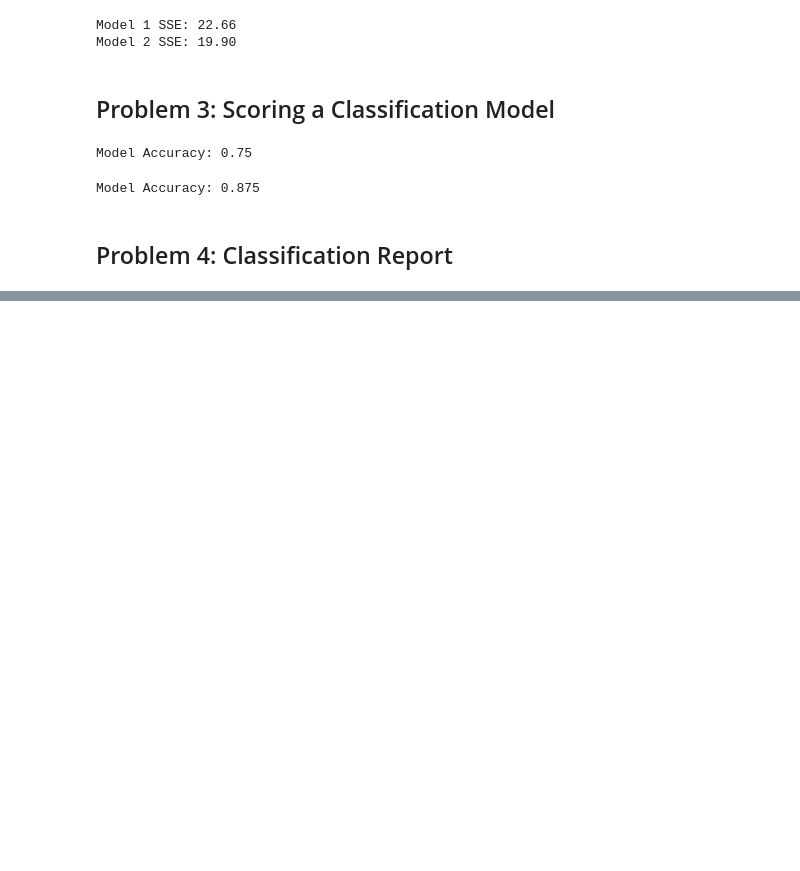
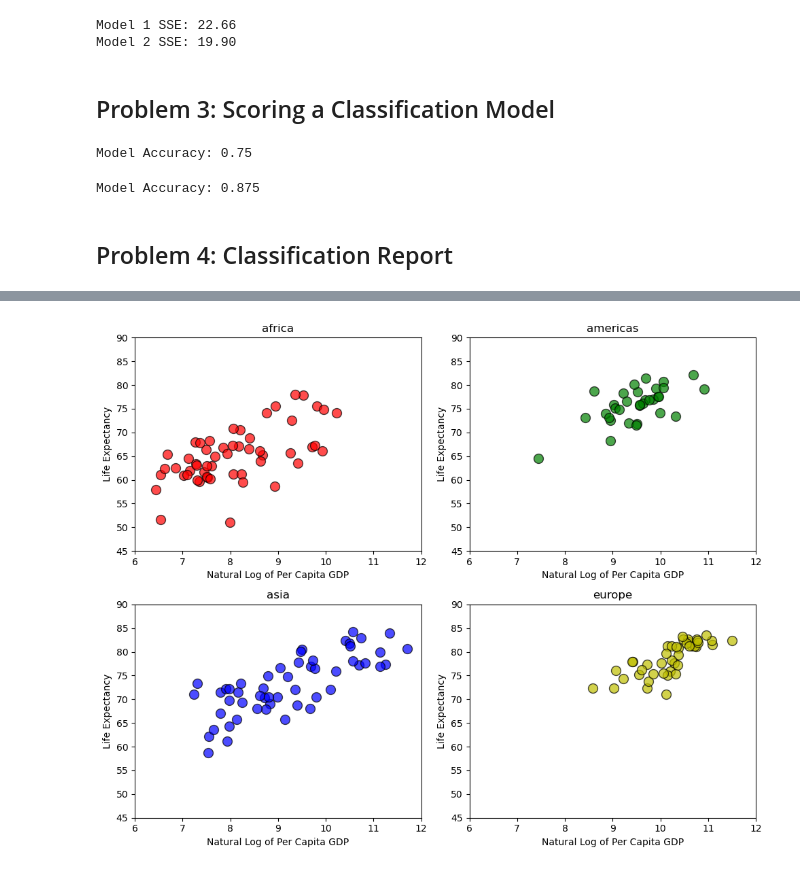
Before and after one commit to nstratford76/DSCI-503, a Jupyter notebook: Homework/HW_04_Stratford.ipynb, the cells around one changed output, grey strips where cells are left out. Cells and saved outputs as stored; diff of their text form; code cells hidden in the pictures; blank space fills up the shorter version.

```diff
--- a/Homework/HW_04_Stratford.ipynb
+++ b/Homework/HW_04_Stratford.ipynb
@@ -106,0 +215,19 @@ Negative Recall: 0.7143
+# %%
+plt.figure(figsize=[10, 8])
+for i, cont in enumerate(continent_list):
+
+    plt.subplot(2, 2, i + 1)
+    sel = (continent == cont) & (year == 2018)
+    plt.scatter(np.log(pcgdp[sel]), life_exp[sel],
+        s=100, alpha=0.7, edgecolors='black', color=color_list[i], label=cont)
+
+    plt.xlim([6, 12])
+    plt.ylim([45, 90])
+    plt.xlabel('Natural Log of Per Capita GDP')
+    plt.ylabel('Life Expectancy')
+    plt.title(cont)
+
+plt.tight_layout()
+plt.show()
+# %% [output]
+[figure, added]
```
Also changed, not shown: parts of 16 cells of this notebook, 1 other file.
